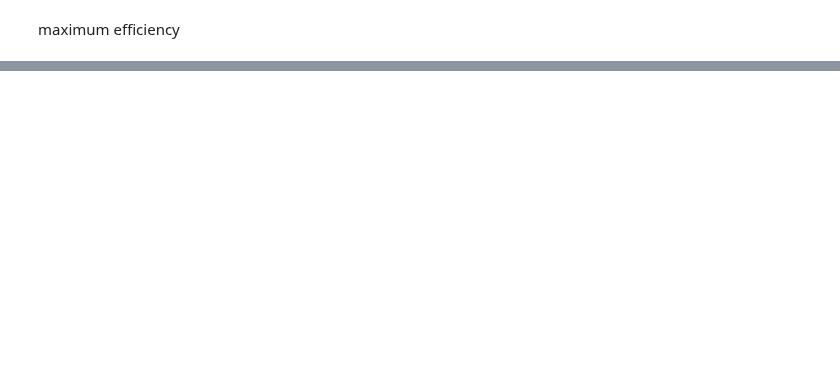
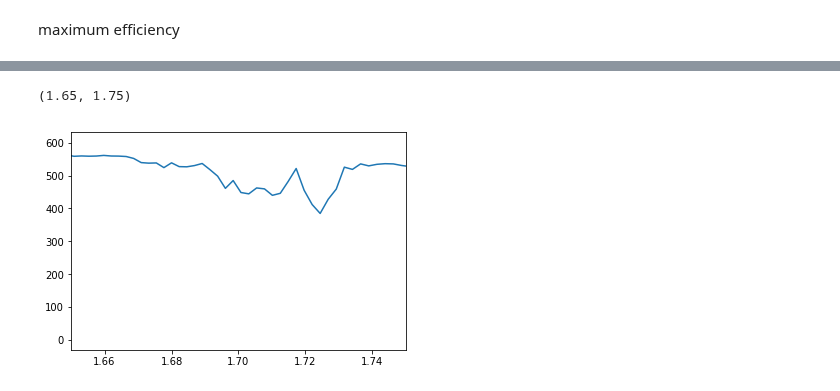
Before and after one commit to kanhua/pypvcell, a Jupyter notebook: demos/efficiency_vs_bandgap.ipynb, the cells around one changed output, grey strips where cells are left out. Drawn from its saved outputs; the diff is of its cells as text; code cells hidden in the pictures; blank space fills up the shorter version.

```diff
--- a/demos/efficiency_vs_bandgap.ipynb
+++ b/demos/efficiency_vs_bandgap.ipynb
@@ -130,0 +155,8 @@ np.max(eta)
+# %%
+x,y=Illumination("AM1.5g").get_spectrum('eV')
+# %%
+plt.plot(x,y)
+plt.xlim([1.65,1.75])
+# %% [output]
+(1.65, 1.75)
+[figure, added]
```
Also changed, not shown: parts of 23 cells of this notebook, 5 other files.
